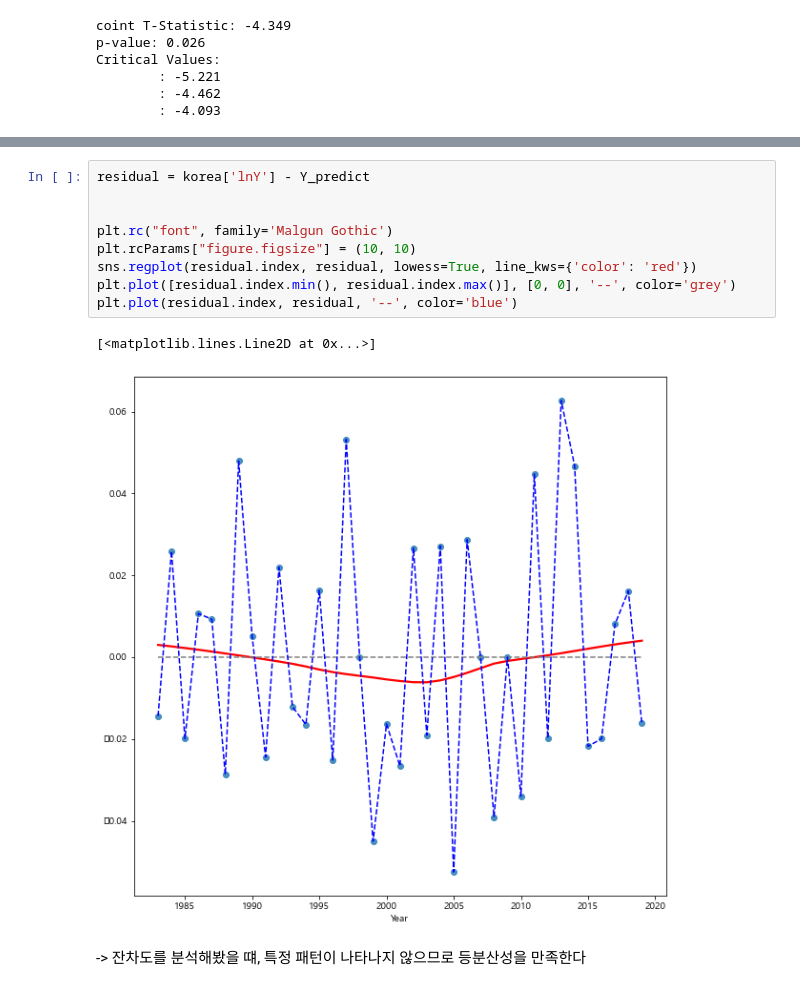
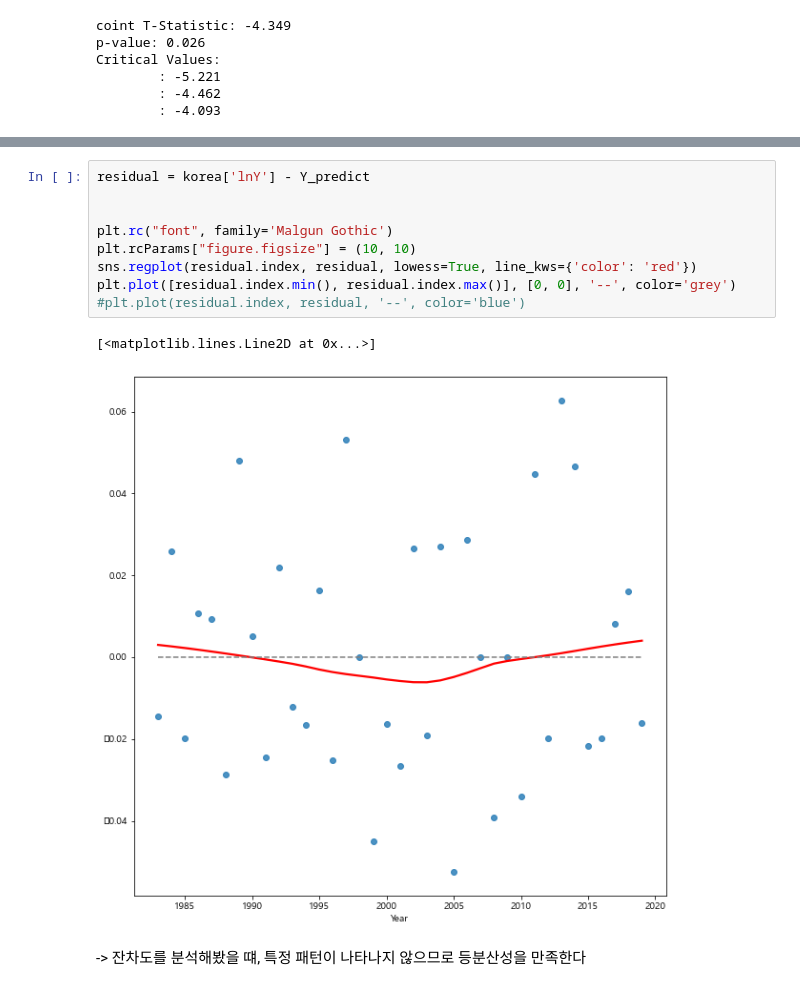
Before and after one commit to jonghwi-kim/Cobb-Douglas-production-function, a Jupyter notebook: regression.ipynb, the cells around one changed output, grey strips where cells are left out. Saved outputs shown, nothing was run; the diff lists cells and outputs as text.

```diff
--- a/regression.ipynb
+++ b/regression.ipynb
@@ -205,15 +205,15 @@ plt.legend()
 # %%
 residual = korea['lnY'] - Y_predict
 
 
 plt.rc("font", family='Malgun Gothic')
 plt.rcParams["figure.figsize"] = (10, 10)
 sns.regplot(residual.index, residual, lowess=True, line_kws={'color': 'red'})
 plt.plot([residual.index.min(), residual.index.max()], [0, 0], '--', color='grey')
-plt.plot(residual.index, residual, '--', color='blue')
+#plt.plot(residual.index, residual, '--', color='blue')
 # %% [output]
 [<matplotlib.lines.Line2D at 0x...>]
-[figure, old version]
+[figure, new version]
 # %% [markdown]
 -> 잔차도를 분석해봤을 떄, 특정 패턴이 나타나지 않으므로 등분산성을 만족한다
 # %%
```
Also changed, not shown: parts of 6 cells of this notebook.
